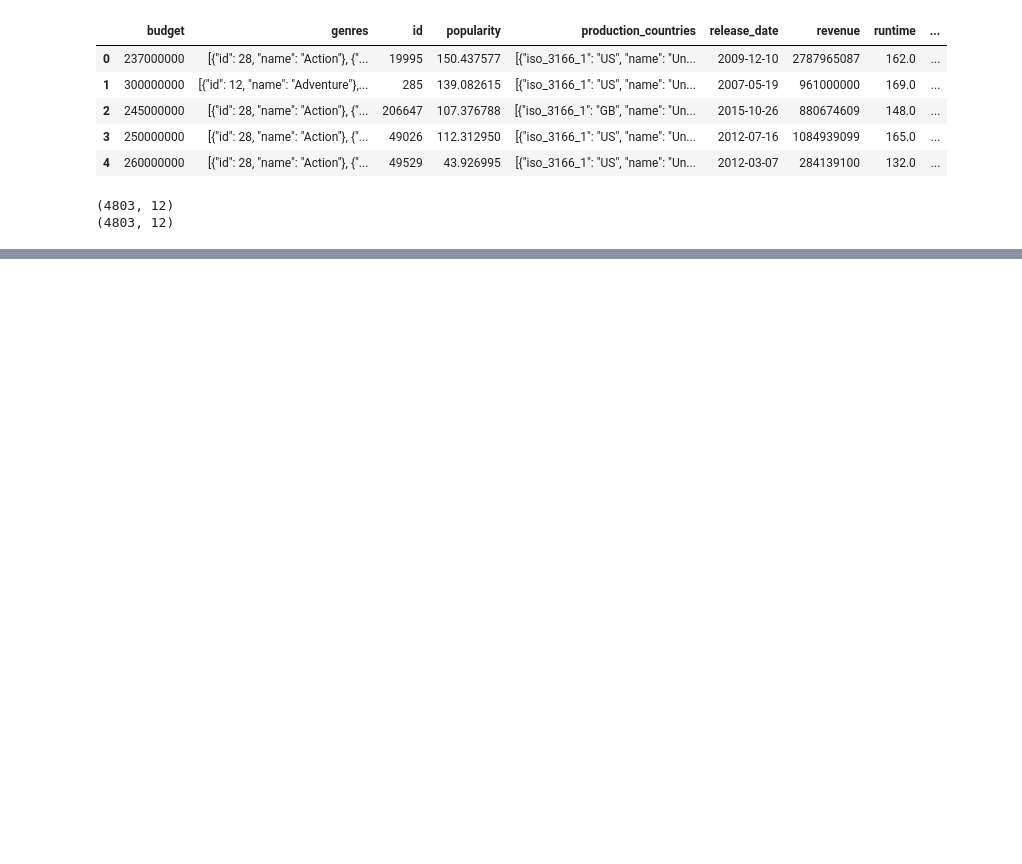
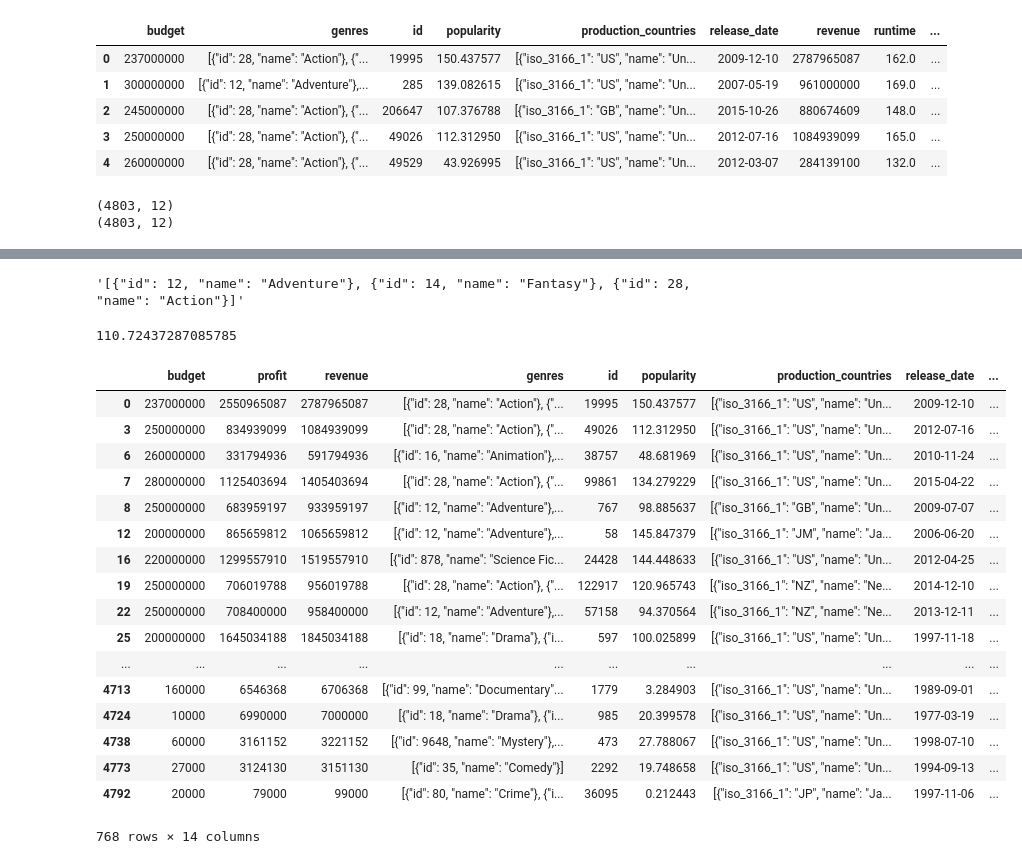
Before and after one commit to harshitcodes/tmdb_movie_data_analysis, a Jupyter notebook: tmdb_data_analysis.ipynb, the cells around one changed output, grey strips where cells are left out. Drawn from its saved outputs; the diff is of its cells as text; code cells hidden in the pictures; blank space fills up the shorter version.

```diff
--- a/tmdb_data_analysis.ipynb
+++ b/tmdb_data_analysis.ipynb
@@ -72,3 +77,11 @@ print(movies_df.shape)
 # %% [output]
 (4803, 12)
 (4803, 12)
+# %%
+# replacing all the zeros from revenue and budget cols.
+
+cols = ['budget', 'revenue']
+movies_df[cols] = movies_df[cols].replace(0, np.nan)
+
+movies_df.dropna(subset=cols, inplace=True)
+movies_df.shape
@@ -106,0 +250,33 @@ movies_df.sort_values(by = ['budget'], ascending=False).head()
+# %%
+movies_df['genres'].loc[1]
+# %% [output]
+'[{"id": 12, "name": "Adventure"}, {"id": 14, "name": "Fantasy"}, {"id": 28, "name": "Action"}]'
+# %%
+# Average runtime of movies
+
+movies_df['runtime'].mean()
+# %% [output]
+110.72437287085785
+# %%
+# movies rated above 7
+
+movies_df[movies_df['vote_average'] >= 7.0]
+# %% [output]
+|  | budget | profit | revenue | genres | id | popularity | production_countries | release_date | ... |
+| 0 | 237000000 | 2550965087 | 2787965087 | [{"id": 28, "name": "Action"}, {"... | 19995 | 150.437577 | [{"iso_3166_1": "US", "name": "Un... | 2009-12-10 | ... |
+| 3 | 250000000 | 834939099 | 1084939099 | [{"id": 28, "name": "Action"}, {"... | 49026 | 112.312950 | [{"iso_3166_1": "US", "name": "Un... | 2012-07-16 | ... |
+| 6 | 260000000 | 331794936 | 591794936 | [{"id": 16, "name": "Animation"},... | 38757 | 48.681969 | [{"iso_3166_1": "US", "name": "Un... | 2010-11-24 | ... |
+| 7 | 280000000 | 1125403694 | 1405403694 | [{"id": 28, "name": "Action"}, {"... | 99861 | 134.279229 | [{"iso_3166_1": "US", "name": "Un... | 2015-04-22 | ... |
+| 8 | 250000000 | 683959197 | 933959197 | [{"id": 12, "name": "Adventure"},... | 767 | 98.885637 | [{"iso_3166_1": "GB", "name": "Un... | 2009-07-07 | ... |
+| 12 | 200000000 | 865659812 | 1065659812 | [{"id": 12, "name": "Adventure"},... | 58 | 145.847379 | [{"iso_3166_1": "JM", "name": "Ja... | 2006-06-20 | ... |
+| 16 | 220000000 | 1299557910 | 1519557910 | [{"id": 878, "name": "Science Fic... | 24428 | 144.448633 | [{"iso_3166_1": "US", "name": "Un... | 2012-04-25 | ... |
+| 19 | 250000000 | 706019788 | 956019788 | [{"id": 28, "name": "Action"}, {"... | 122917 | 120.965743 | [{"iso_3166_1": "NZ", "name": "Ne... | 2014-12-10 | ... |
+| 22 | 250000000 | 708400000 | 958400000 | [{"id": 12, "name": "Adventure"},... | 57158 | 94.370564 | [{"iso_3166_1": "NZ", "name": "Ne... | 2013-12-11 | ... |
+| 25 | 200000000 | 1645034188 | 1845034188 | [{"id": 18, "name": "Drama"}, {"i... | 597 | 100.025899 | [{"iso_3166_1": "US", "name": "Un... | 1997-11-18 | ... |
+| ... | ... | ... | ... | ... | ... | ... | ... | ... | ... |
+| 4713 | 160000 | 6546368 | 6706368 | [{"id": 99, "name": "Documentary"... | 1779 | 3.284903 | [{"iso_3166_1": "US", "name": "Un... | 1989-09-01 | ... |
+| 4724 | 10000 | 6990000 | 7000000 | [{"id": 18, "name": "Drama"}, {"i... | 985 | 20.399578 | [{"iso_3166_1": "US", "name": "Un... | 1977-03-19 | ... |
+| 4738 | 60000 | 3161152 | 3221152 | [{"id": 9648, "name": "Mystery"},... | 473 | 27.788067 | [{"iso_3166_1": "US", "name": "Un... | 1998-07-10 | ... |
+| 4773 | 27000 | 3124130 | 3151130 | [{"id": 35, "name": "Comedy"}] | 2292 | 19.748658 | [{"iso_3166_1": "US", "name": "Un... | 1994-09-13 | ... |
+| 4792 | 20000 | 79000 | 99000 | [{"id": 80, "name": "Crime"}, {"i... | 36095 | 0.212443 | [{"iso_3166_1": "JP", "name": "Ja... | 1997-11-06 | ... |
+768 rows × 14 columns
```
Also changed, not shown: parts of 19 cells of this notebook.
